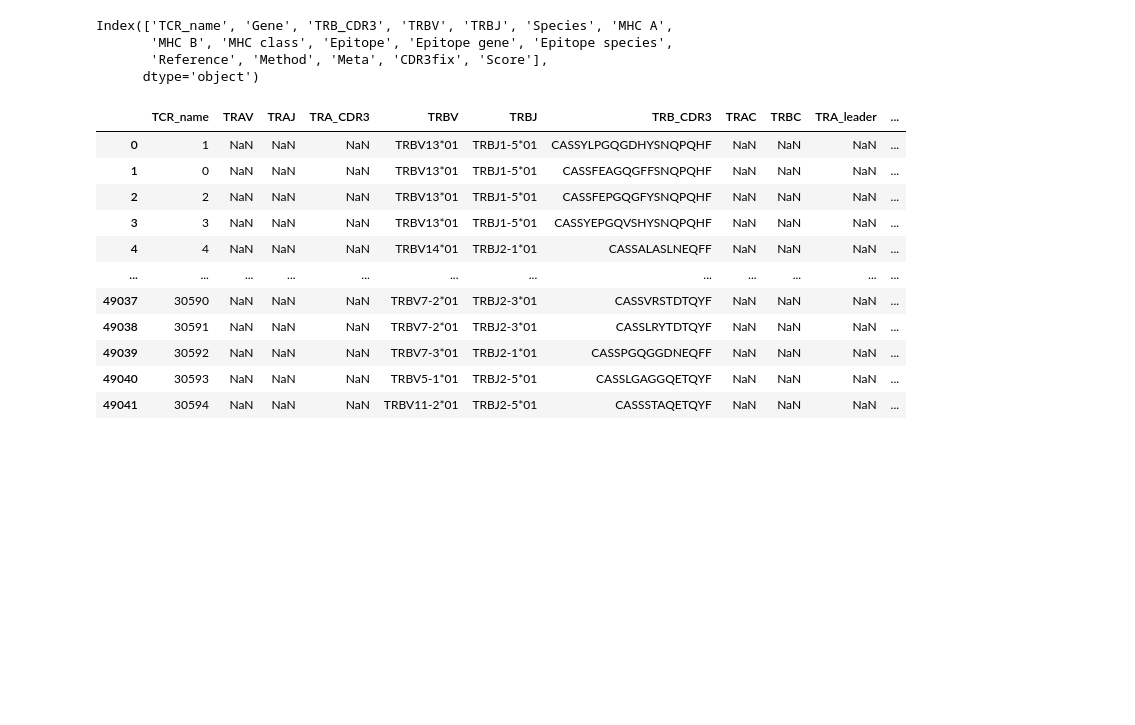
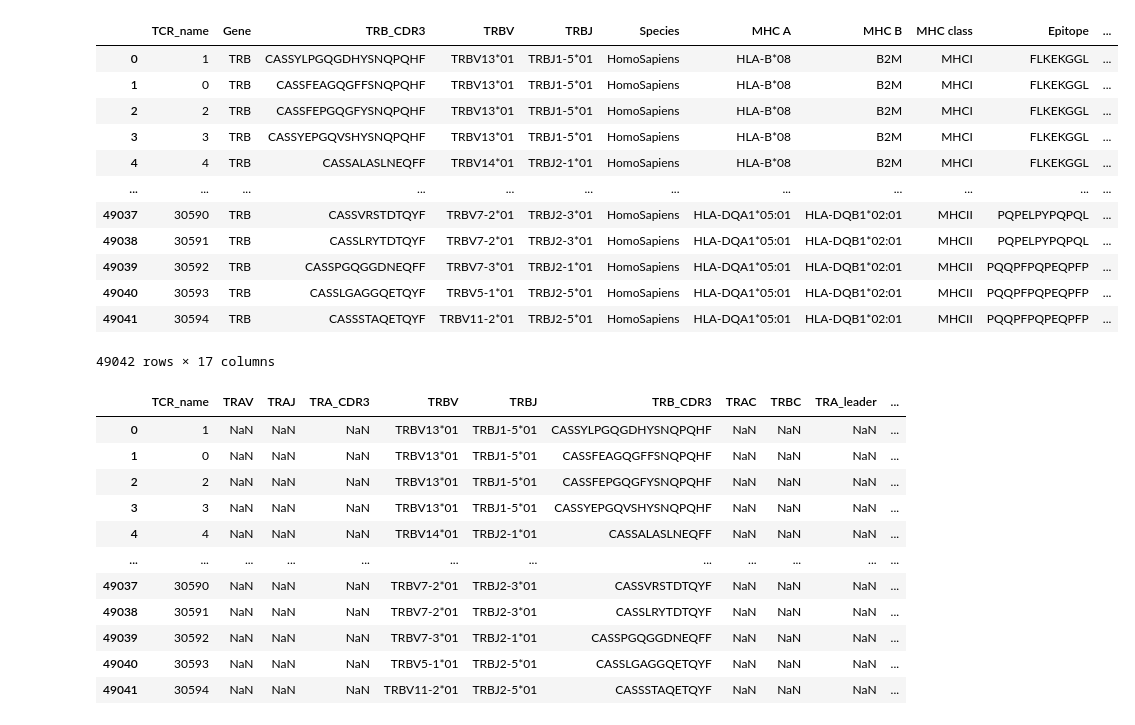
Before and after one commit to vegger/BA_ZHAW, a Jupyter notebook: notebooks/clean_data_vdjdb_beta.ipynb, the cells around one changed output. Saved outputs shown, nothing was run; the diff lists cells and outputs as text; code cells hidden in the pictures; blank space fills up the shorter version.

```diff
--- a/notebooks/clean_data_vdjdb_beta.ipynb
+++ b/notebooks/clean_data_vdjdb_beta.ipynb
@@ -4,12 +4,21 @@ import numpy as np
 # %%
 from_path = "../data/VDJdb/fitted_data/vdjdb_fitted_data_beta.tsv"
 vdjdb_fitted_beta_df = pd.read_csv(from_path, sep="\t")
-vdjdb_fitted_beta_df.columns
+vdjdb_fitted_beta_df
 # %% [output]
+|  | TCR_name | Gene | TRB_CDR3 | TRBV | TRBJ | Species | MHC A | MHC B | MHC class | Epitope | ... |
+| 0 | 1 | TRB | CASSYLPGQGDHYSNQPQHF | TRBV13*01 | TRBJ1-5*01 | HomoSapiens | HLA-B*08 | B2M | MHCI | FLKEKGGL | ... |
+| 1 | 0 | TRB | CASSFEAGQGFFSNQPQHF | TRBV13*01 | TRBJ1-5*01 | HomoSapiens | HLA-B*08 | B2M | MHCI | FLKEKGGL | ... |
+| 2 | 2 | TRB | CASSFEPGQGFYSNQPQHF | TRBV13*01 | TRBJ1-5*01 | HomoSapiens | HLA-B*08 | B2M | MHCI | FLKEKGGL | ... |
+| 3 | 3 | TRB | CASSYEPGQVSHYSNQPQHF | TRBV13*01 | TRBJ1-5*01 | HomoSapiens | HLA-B*08 | B2M | MHCI | FLKEKGGL | ... |
+| 4 | 4 | TRB | CASSALASLNEQFF | TRBV14*01 | TRBJ2-1*01 | HomoSapiens | HLA-B*08 | B2M | MHCI | FLKEKGGL | ... |
+| ... | ... | ... | ... | ... | ... | ... | ... | ... | ... | ... | ... |
+| 49037 | 30590 | TRB | CASSVRSTDTQYF | TRBV7-2*01 | TRBJ2-3*01 | HomoSapiens | HLA-DQA1*05:01 | HLA-DQB1*02:01 | MHCII | PQPELPYPQPQL | ... |
+| 49038 | 30591 | TRB | CASSLRYTDTQYF | TRBV7-2*01 | TRBJ2-3*01 | HomoSapiens | HLA-DQA1*05:01 | HLA-DQB1*02:01 | MHCII | PQPELPYPQPQL | ... |
+| 49039 | 30592 | TRB | CASSPGQGGDNEQFF | TRBV7-3*01 | TRBJ2-1*01 | HomoSapiens | HLA-DQA1*05:01 | HLA-DQB1*02:01 | MHCII | PQQPFPQPEQPFP | ... |
+| 49040 | 30593 | TRB | CASSLGAGGQETQYF | TRBV5-1*01 | TRBJ2-5*01 | HomoSapiens | HLA-DQA1*05:01 | HLA-DQB1*02:01 | MHCII | PQQPFPQPEQPFP | ... |
+| 49041 | 30594 | TRB | CASSSTAQETQYF | TRBV11-2*01 | TRBJ2-5*01 | HomoSapiens | HLA-DQA1*05:01 | HLA-DQB1*02:01 | MHCII | PQQPFPQPEQPFP | ... |
-Index(['TCR_name', 'Gene', 'TRB_CDR3', 'TRBV', 'TRBJ', 'Species', 'MHC A',
-       'MHC B', 'MHC class', 'Epitope', 'Epitope gene', 'Epitope species',
-       'Reference', 'Method', 'Meta', 'CDR3fix', 'Score'],
-      dtype='object')
+49042 rows × 17 columns
 # %%
 
 for new_column in ['TRAV', 'TRAJ', 'TRA_CDR3','TRA_leader', 'TRB_leader', 'TRAC', 'TRBC', 'Linker',
```
Also changed, not shown: parts of 1 cell of this notebook.
